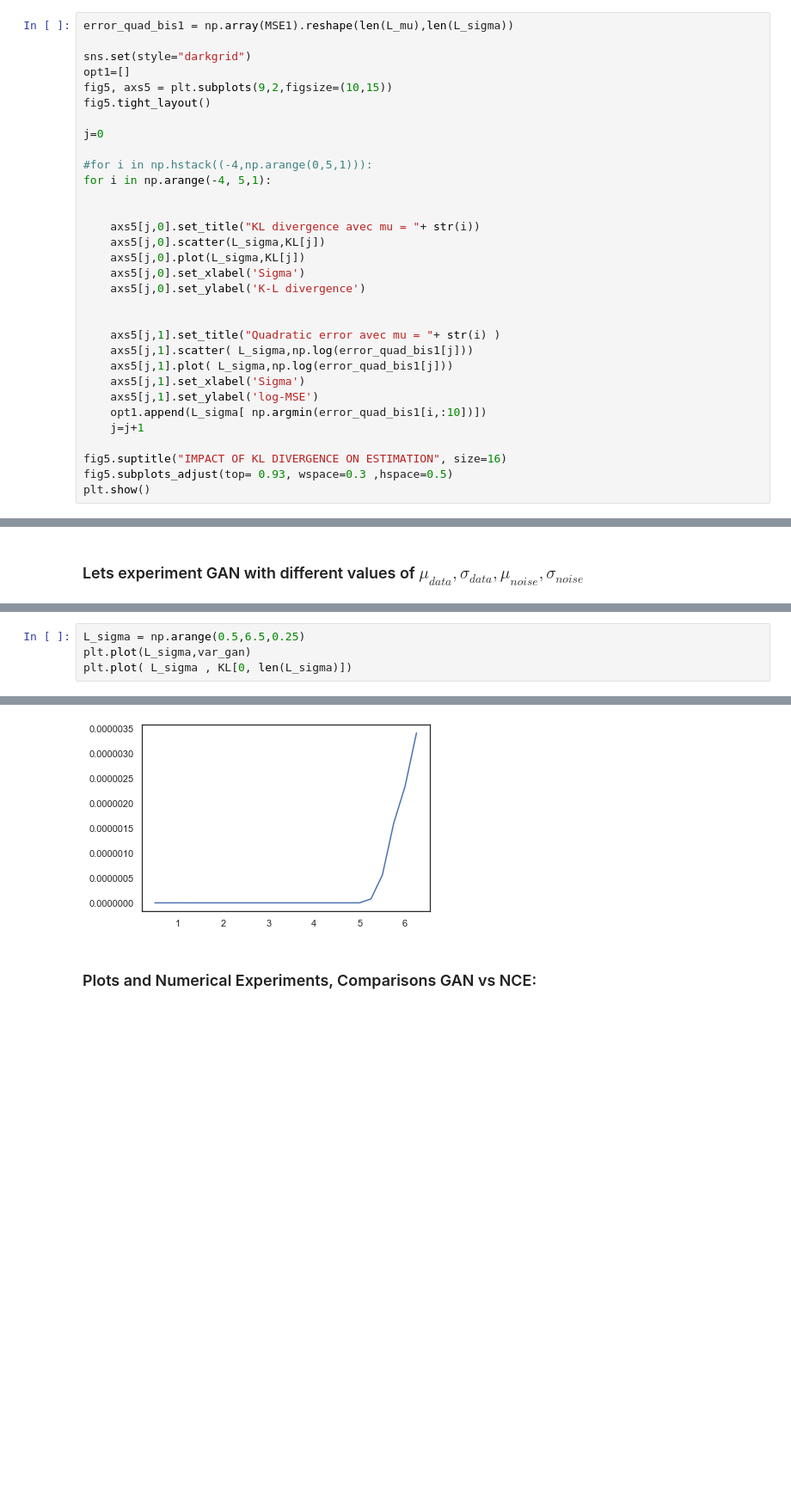
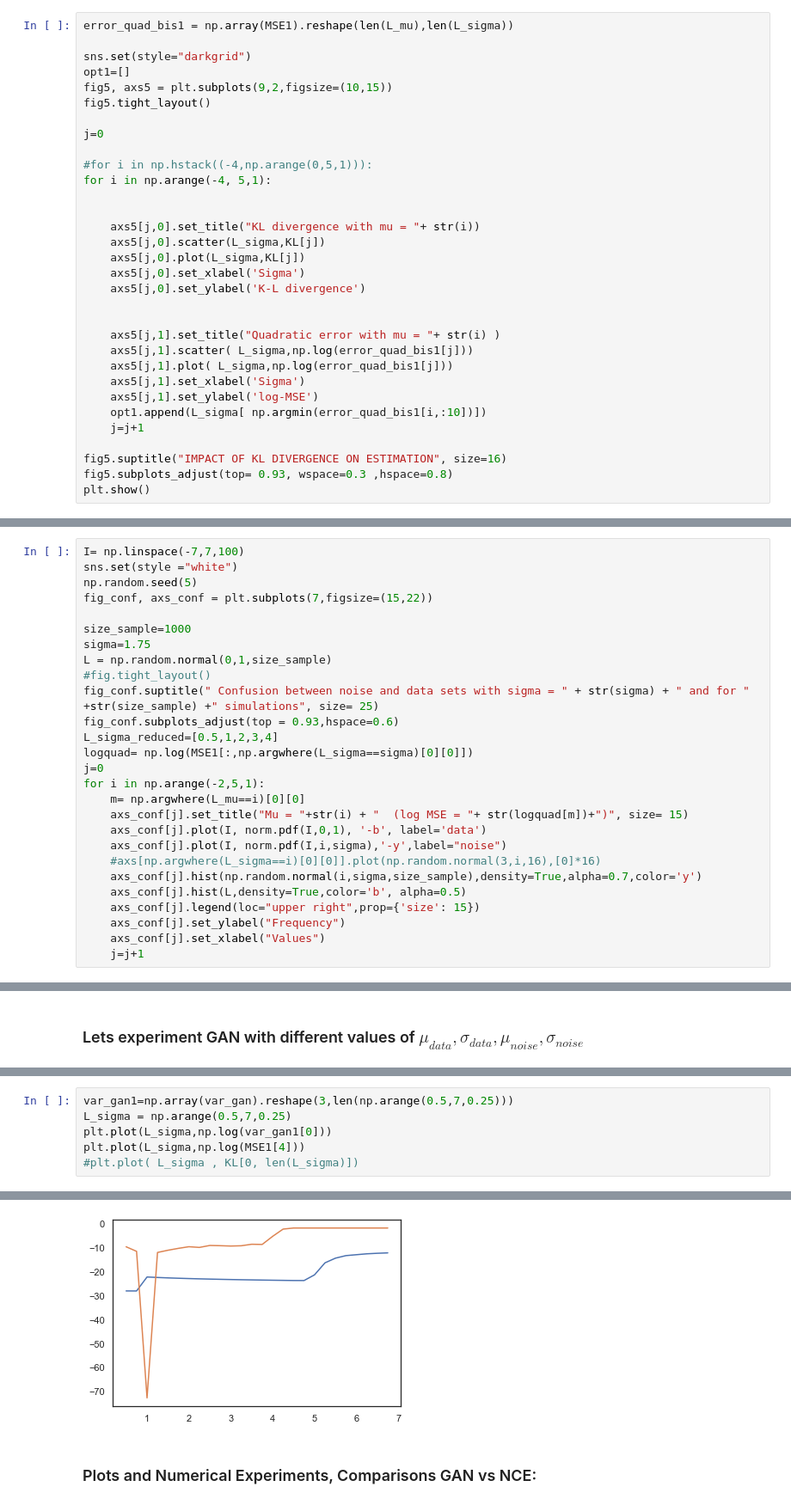
Before and after one commit to alakachr/NCE_GAN, a Jupyter notebook: NCE_GAN_Final.ipynb, the cells around one changed output, grey strips where cells are left out. Shown at 86% size. Drawn from its saved outputs; the diff is of its cells as text; blank space fills up the shorter version.

```diff
--- a/NCE_GAN_Final.ipynb
+++ b/NCE_GAN_Final.ipynb
@@ -617,14 +616,14 @@ j=0
 for i in np.arange(-4, 5,1):
 
 
-    axs5[j,0].set_title("KL divergence avec mu = "+ str(i))
+    axs5[j,0].set_title("KL divergence with mu = "+ str(i))
     axs5[j,0].scatter(L_sigma,KL[j])
     axs5[j,0].plot(L_sigma,KL[j])
     axs5[j,0].set_xlabel('Sigma')
     axs5[j,0].set_ylabel('K-L divergence')
 
 
-    axs5[j,1].set_title("Quadratic error avec mu = "+ str(i) )
+    axs5[j,1].set_title("Quadratic error with mu = "+ str(i) )
     axs5[j,1].scatter( L_sigma,np.log(error_quad_bis1[j]))
     axs5[j,1].plot( L_sigma,np.log(error_quad_bis1[j]))
     axs5[j,1].set_xlabel('Sigma')
@@ -633,6 +632,6 @@ for i in np.arange(-4, 5,1):
     j=j+1
 
 fig5.suptitle("IMPACT OF KL DIVERGENCE ON ESTIMATION", size=16)
-fig5.subplots_adjust(top= 0.93, wspace=0.3 ,hspace=0.5)
+fig5.subplots_adjust(top= 0.93, wspace=0.3 ,hspace=0.8)
 plt.show()
 # %% [output]
@@ -679,0 +713,27 @@ for i in L_sigma_reduced:
+# %%
+I= np.linspace(-7,7,100)
+sns.set(style ="white")
+np.random.seed(5)
+fig_conf, axs_conf = plt.subplots(7,figsize=(15,22))
+
+size_sample=1000
+sigma=1.75
+L = np.random.normal(0,1,size_sample)
+#fig.tight_layout()
+fig_conf.suptitle(" Confusion between noise and data sets with sigma = " + str(sigma) + " and for "  +str(size_sample) +" simulations", size= 25)
+fig_conf.subplots_adjust(top = 0.93,hspace=0.6)
+L_sigma_reduced=[0.5,1,2,3,4]
+logquad= np.log(MSE1[:,np.argwhere(L_sigma==sigma)[0][0]])
+j=0
+for i in np.arange(-2,5,1):
+    m= np.argwhere(L_mu==i)[0][0]
+    axs_conf[j].set_title("Mu = "+str(i) + "  (log MSE = "+ str(logquad[m])+")", size= 15)
+    axs_conf[j].plot(I, norm.pdf(I,0,1), '-b', label='data')
+    axs_conf[j].plot(I, norm.pdf(I,i,sigma),'-y',label="noise")
+    #axs[np.argwhere(L_sigma==i)[0][0]].plot(np.random.normal(3,i,16),[0]*16)
+    axs_conf[j].hist(np.random.normal(i,sigma,size_sample),density=True,alpha=0.7,color='y')
+    axs_conf[j].hist(L,density=True,color='b', alpha=0.5)
+    axs_conf[j].legend(loc="upper right",prop={'size': 15})
+    axs_conf[j].set_ylabel("Frequency")
+    axs_conf[j].set_xlabel("Values")
+    j=j+1
@@ -742,5 +804,7 @@ KeyboardInterrupt:
 # %%
-L_sigma = np.arange(0.5,6.5,0.25)
-plt.plot(L_sigma,var_gan)
-plt.plot( L_sigma , KL[0, len(L_sigma)])
+var_gan1=np.array(var_gan).reshape(3,len(np.arange(0.5,7,0.25)))
+L_sigma = np.arange(0.5,7,0.25)
+plt.plot(L_sigma,np.log(var_gan1[0]))
+plt.plot(L_sigma,np.log(MSE1[4]))
+#plt.plot( L_sigma , KL[0, len(L_sigma)])
 # %% [output]
@@ -748,4 +812,4 @@ ValueError: x and y must have same first dimension, but have shapes (24,) and (1
-[figure, old version]
+[figure, new version]
 # %% [markdown]
 ### Plots and  Numerical Experiments, Comparisons GAN vs NCE:
 # %%
```
Also changed, not shown: parts of 39 cells of this notebook, 1 other file.
